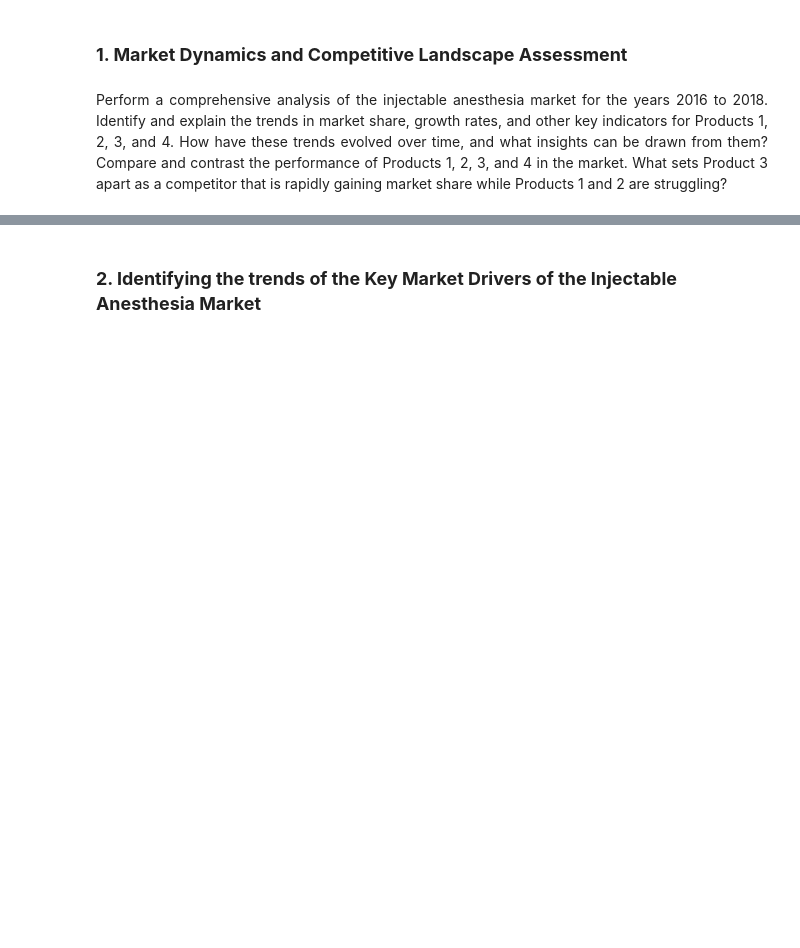
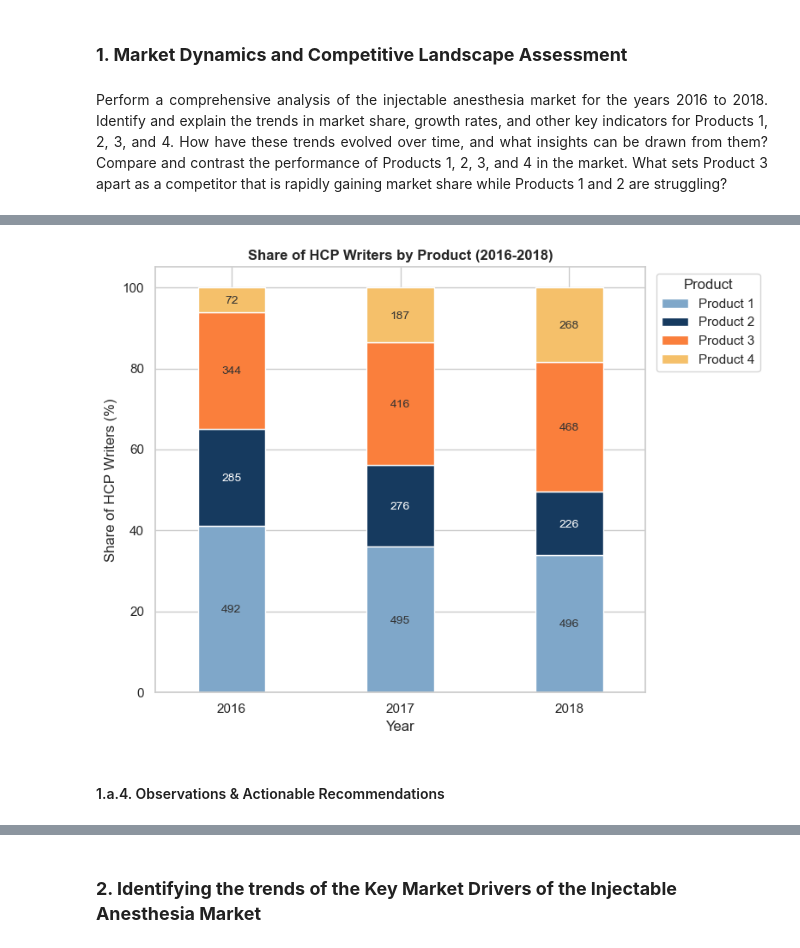
Before and after one commit to aakarsh31/BIA810-Healthcare_Anesthesia-Market-Analysis, a Jupyter notebook: BIA810_final.ipynb, the cells around one changed output, grey strips where cells are left out. Saved outputs shown, nothing was run; the diff lists cells and outputs as text; code cells hidden in the pictures; blank space fills up the shorter version.

```diff
--- a/BIA810_final.ipynb
+++ b/BIA810_final.ipynb
@@ -707,0 +854,12 @@ Perform a comprehensive analysis of the injectable anesthesia market for the yea
+# %%
+# 1.a.3.
+# 100% stacked bar graph showing the number of HCPs (I.e., writers) writing claims for each product per year
+hcp_pivot = (
+    df_mkt.groupby(
+    ['Claim_Year', 'Product_Name'])['HCP_ID']
+    .nunique()
+    .unstack(['Product_Name'])[product_order]
+  )
+hcp_pivot['Total'] = hcp_pivot.sum(axis=1)
+
+hcp_pivot
@@ -707,0 +872,4 @@ Perform a comprehensive analysis of the injectable anesthesia market for the yea
+# %%
+hcp_pct = round(hcp_pivot[product_order].div(hcp_pivot['Total'], axis=0) * 100, 2)
+
+hcp_pct
@@ -707,0 +882,28 @@ Perform a comprehensive analysis of the injectable anesthesia market for the yea
+# %%
+# data viz for 1.a.3.
+sns.set_theme(style='whitegrid')
+fig, ax = plt.subplots(figsize=(8, 6))
+hcp_pct.plot(kind='bar', stacked=True, color=colors, width=0.4, ax=ax)
+
+for product in hcp_pct.columns:
+    for i, year in enumerate(hcp_pct.index):
+        value = hcp_pct.loc[year, product]
+        bottom = hcp_pct.loc[year, hcp_pct.columns[:hcp_pct.columns.get_loc(product)]].sum()
+        y_position = bottom + value / 2
+        count = int(hcp_pivot.loc[year, product])
+
+        text_color = 'white' if product == 'Product 2' else '#333333'
+        ax.text(i, y_position, f'{count}', ha='center', va='center_baseline', fontsize=10, color=text_color)
+
+ax.set_title('Share of HCP Writers by Product (2016-2018)', fontweight='bold')
+ax.set_xlabel('Year')
+ax.set_ylabel('Share of HCP Writers (%)')
+ax.set_xticklabels(hcp_pct.index, rotation=0)
+ax.legend(title='Product', bbox_to_anchor=(1.01, 1), loc='upper left')
+
+plt.tight_layout()
+plt.show()
+# %% [output]
+[figure, added]
+# %% [markdown]
+#### 1.a.4. Observations & Actionable Recommendations
```
Also changed, not shown: parts of 18 cells of this notebook.
